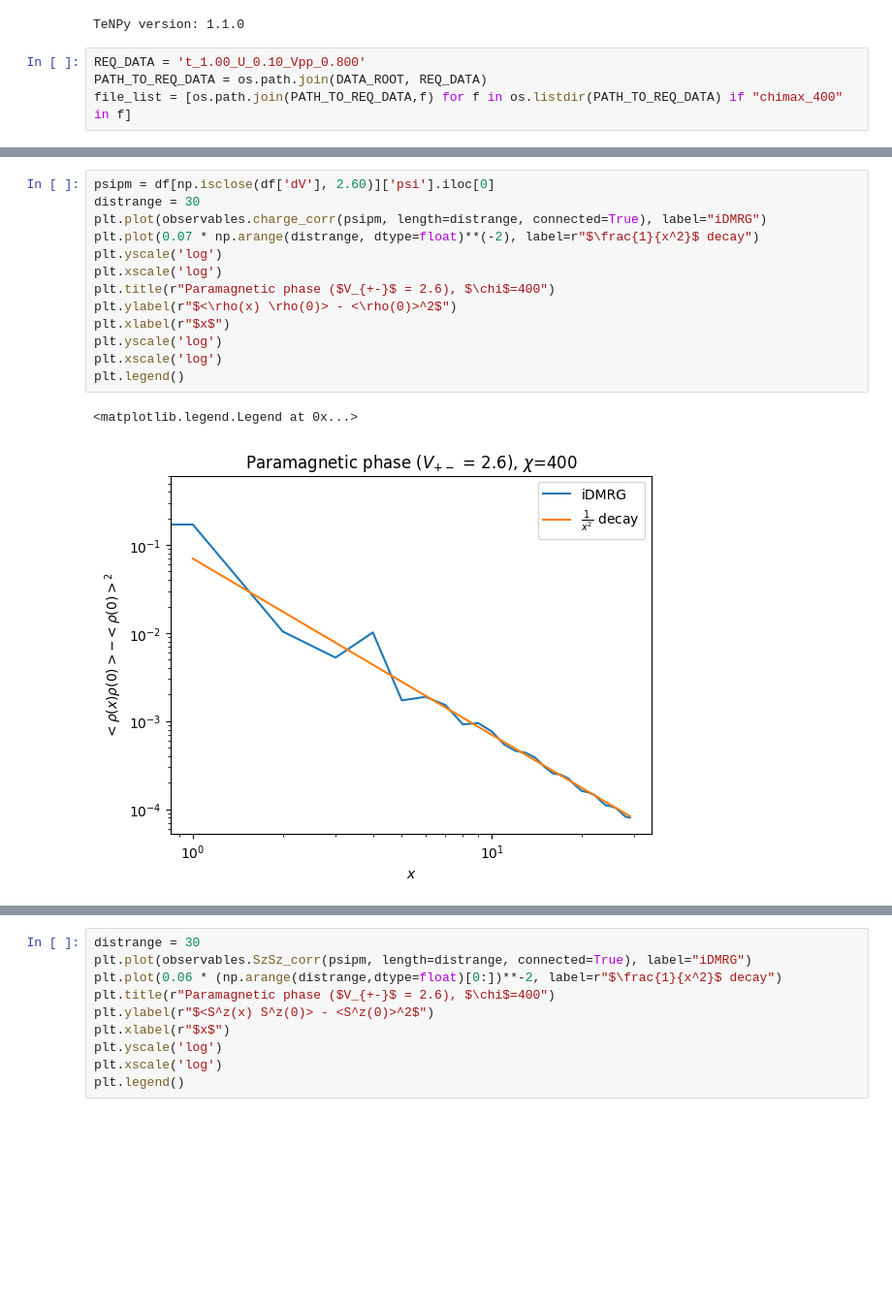
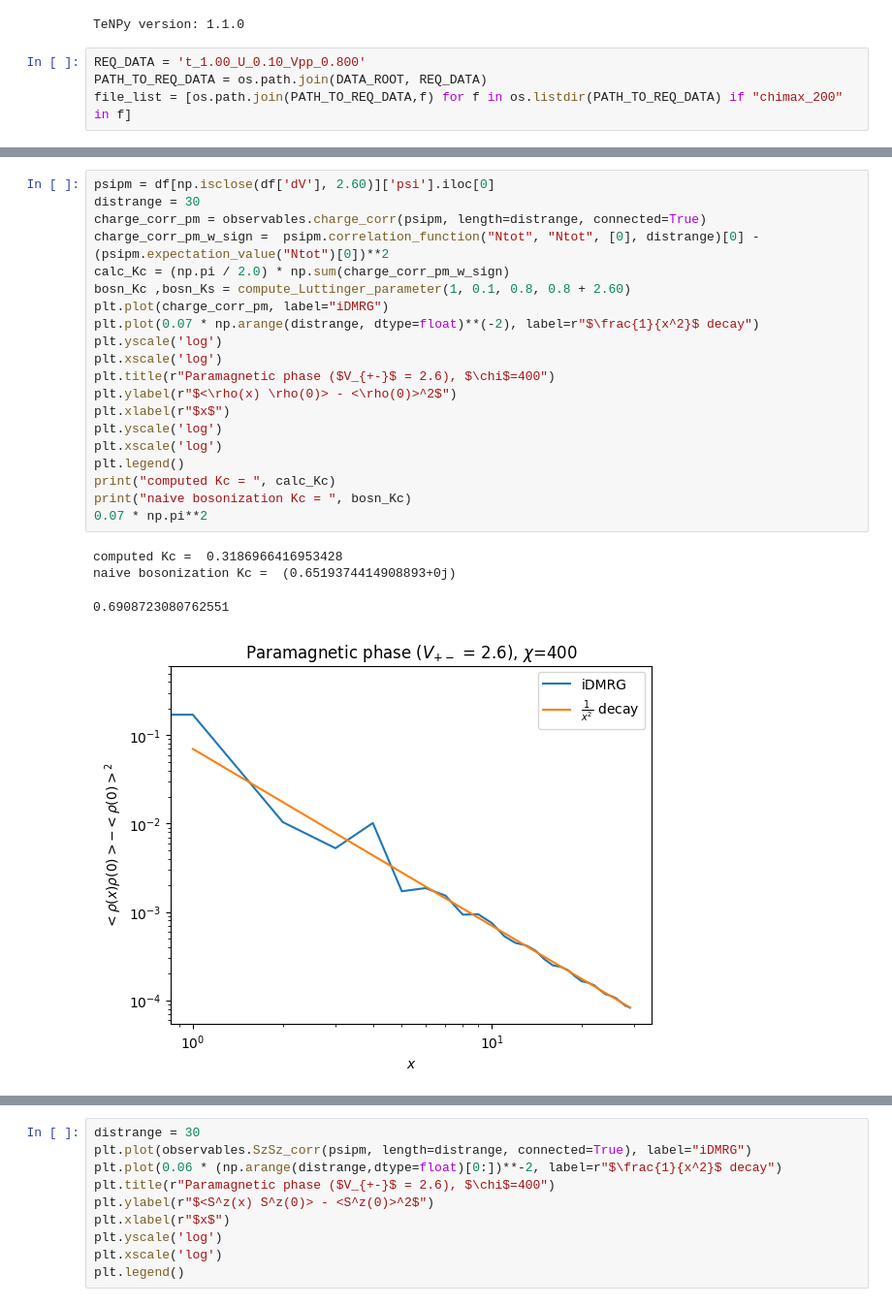
Before and after one commit to aravindhshankar/Spin1LongRangeOrder.jl, a Jupyter notebook: python/notebooks/plot_magz_from_data.ipynb, the cells around one changed output, grey strips where cells are left out. Shown at 97% size. Drawn from its saved outputs; the diff is of its cells as text; blank space fills up the shorter version.

```diff
--- a/python/notebooks/plot_magz_from_data.ipynb
+++ b/python/notebooks/plot_magz_from_data.ipynb
@@ -32,7 +32,7 @@ TeNPy version: 1.1.0
 # %%
 REQ_DATA = 't_1.00_U_0.10_Vpp_0.800'
 PATH_TO_REQ_DATA = os.path.join(DATA_ROOT, REQ_DATA)
-file_list = [os.path.join(PATH_TO_REQ_DATA,f) for f in os.listdir(PATH_TO_REQ_DATA) if "chimax_400" in f]
+file_list = [os.path.join(PATH_TO_REQ_DATA,f) for f in os.listdir(PATH_TO_REQ_DATA) if "chimax_200" in f]
 # %%
 def atomic_action(file):
     psi, metadata = io.load_mps_with_metadata(file)
@@ -67,16 +71,25 @@ ax.plot(df['dV'], np.abs(df['mean_fill']), '.-', c='C1')
 # %%
 psipm = df[np.isclose(df['dV'], 2.60)]['psi'].iloc[0]
 distrange = 30
-plt.plot(observables.charge_corr(psipm, length=distrange, connected=True), label="iDMRG")
+charge_corr_pm = observables.charge_corr(psipm, length=distrange, connected=True)
+charge_corr_pm_w_sign =  psipm.correlation_function("Ntot", "Ntot", [0], distrange)[0] - (psipm.expectation_value("Ntot")[0])**2
+calc_Kc = (np.pi / 2.0) * np.sum(charge_corr_pm_w_sign)
+bosn_Kc ,bosn_Ks = compute_Luttinger_parameter(1, 0.1, 0.8, 0.8 + 2.60)
+plt.plot(charge_corr_pm, label="iDMRG")
 plt.plot(0.07 * np.arange(distrange, dtype=float)**(-2), label=r"$\frac{1}{x^2}$ decay")
 plt.yscale('log')
 plt.xscale('log')
 plt.title(r"Paramagnetic phase ($V_{+-}$ = 2.6), $\chi$=400")
 plt.ylabel(r"$<\rho(x) \rho(0)> - <\rho(0)>^2$")
 plt.xlabel(r"$x$")
 plt.yscale('log')
 plt.xscale('log')
 plt.legend()
+print("computed Kc = ", calc_Kc)
+print("naive bosonization Kc = ", bosn_Kc)
+0.07 * np.pi**2
 # %% [output]
-<matplotlib.legend.Legend at 0x...>
+computed Kc =  0.3186966416953428
+naive bosonization Kc =  (0.6519374414908893+0j)
+0.6908723080762551
-[figure, old version]
+[figure, new version]
```
Also changed, not shown: parts of 6 cells of this notebook, 5 other files.
